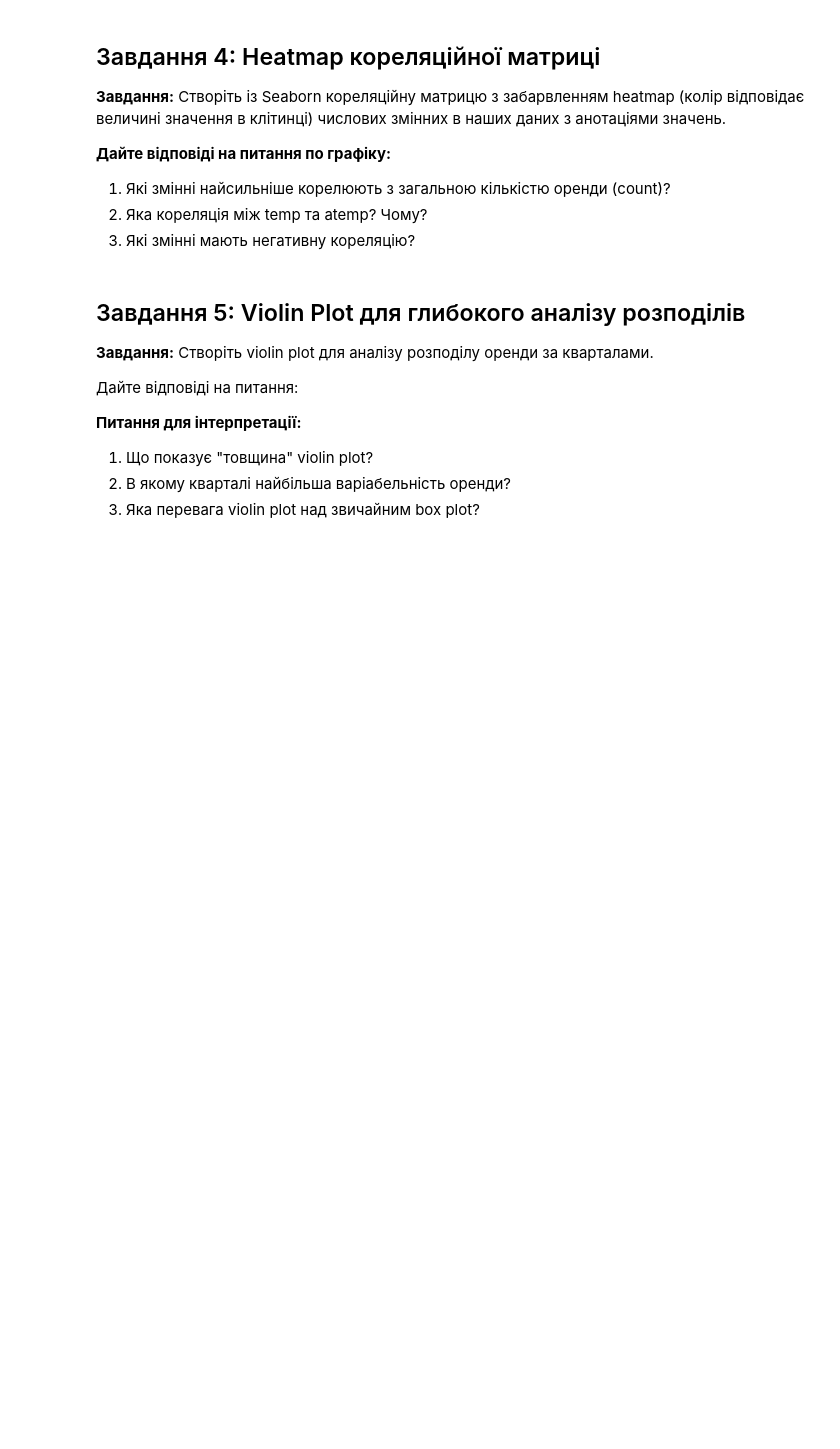
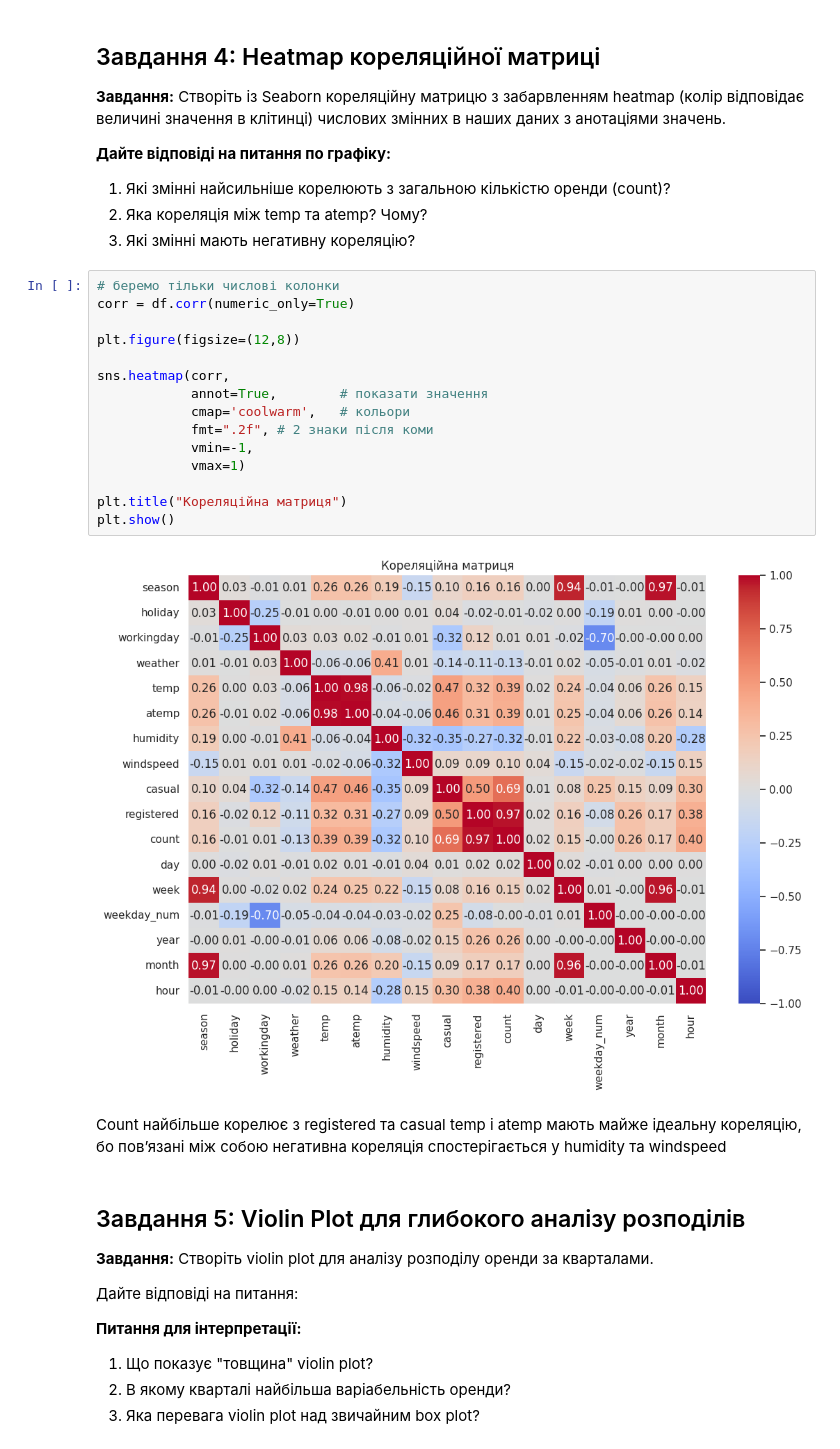
Before and after one commit to zaporozhetsalena/My-first-project, a Jupyter notebook: HW_11_3_Статистичні_візуалізації_з_Seaborn.ipynb, the cells around one changed output. Saved outputs shown, nothing was run; the diff lists cells and outputs as text; blank space fills up the shorter version.

```diff
--- a/HW_11_3_Статистичні_візуалізації_з_Seaborn.ipynb
+++ b/HW_11_3_Статистичні_візуалізації_з_Seaborn.ipynb
@@ -168,6 +254,27 @@ plt.show()
 1. Які змінні найсильніше корелюють з загальною кількістю оренди (count)?
 2. Яка кореляція між temp та atemp? Чому?
 3. Які змінні мають негативну кореляцію?
+# %%
+# беремо тільки числові колонки
+corr = df.corr(numeric_only=True)
+
+plt.figure(figsize=(12,8))
+
+sns.heatmap(corr,
+            annot=True,        # показати значення
+            cmap='coolwarm',   # кольори
+            fmt=".2f", # 2 знаки після коми
+            vmin=-1,
+            vmax=1)
+
+plt.title("Кореляційна матриця")
+plt.show()
+# %% [output]
+[figure, added]
+# %% [markdown]
+Count найбільше корелює з registered та casual
+temp і atemp мають майже ідеальну кореляцію, бо пов’язані між собою
+негативна кореляція спостерігається у humidity та windspeed
 # %% [markdown]
 ## Завдання 5: Violin Plot для глибокого аналізу розподілів
 
```
Also changed, not shown: parts of 11 cells of this notebook.
